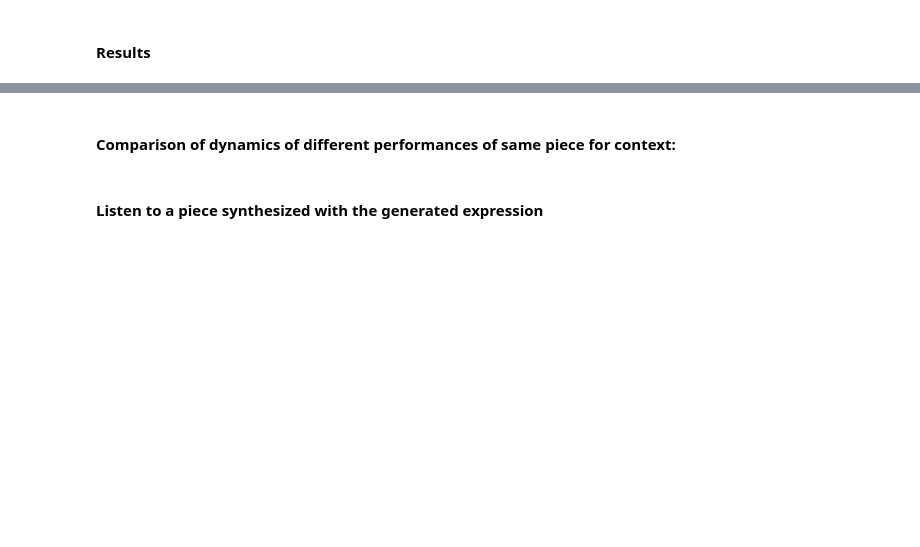
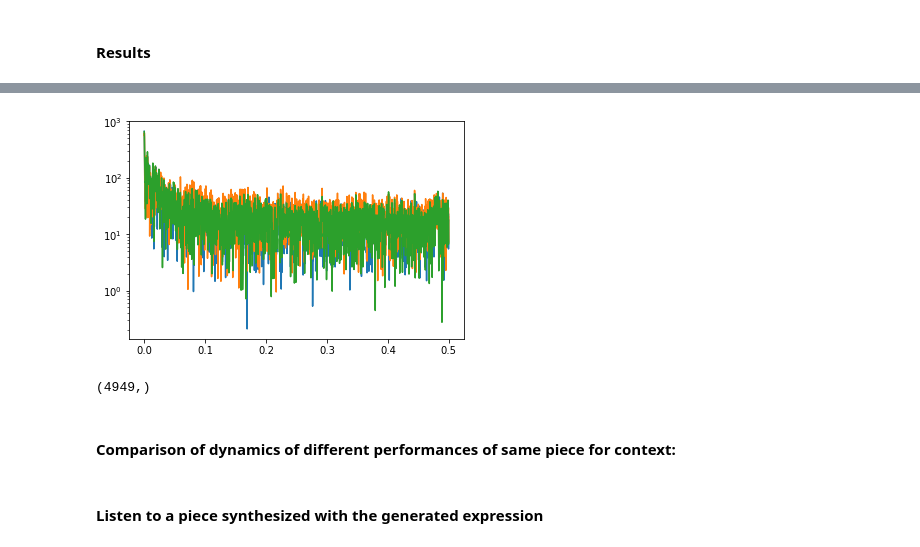
Before and after one commit to fabiozeh/deep-expression, a Jupyter notebook: ExpressionGen-seq2seq.ipynb, the cells around one changed output, grey strips where cells are left out. Drawn from its saved outputs; the diff is of its cells as text; code cells hidden in the pictures; blank space fills up the shorter version.

```diff
--- a/ExpressionGen-seq2seq.ipynb
+++ b/ExpressionGen-seq2seq.ipynb
@@ -139,3 +131,27 @@ plt.show()
+# %%
+from scipy.fft import fft, fftfreq
+from scipy.signal import blackman
+from scipy.ndimage.filters import uniform_filter1d
+
+piece = 63
+n = len(Yhat[piece][:,0])
+w = blackman(n)
+yf = fft(Yhat[piece][:,0]*w)
+xf = fftfreq(n)[:n//2]
+
+valf = fft(val[piece][0][1].loc[:,attr].to_numpy().flatten()*w)
+y16f = fft(Y16[piece][:,0]*w)
+plt.semilogy(xf, np.abs(yf[:n//2]))
+plt.semilogy(xf, np.abs(valf[:n//2]))
+plt.semilogy(xf, np.abs(y16f[:n//2]))
+plt.show()
+#plt.xlim(right=0.1)
+# %% [output]
+[figure, added]
+# %%
+valf.flatten().shape
+# %% [output]
+(4949,)
 # %% [markdown]
 #### Comparison of dynamics of different performances of same piece for context:
 # %%
```
Also changed, not shown: parts of 5 cells of this notebook.
